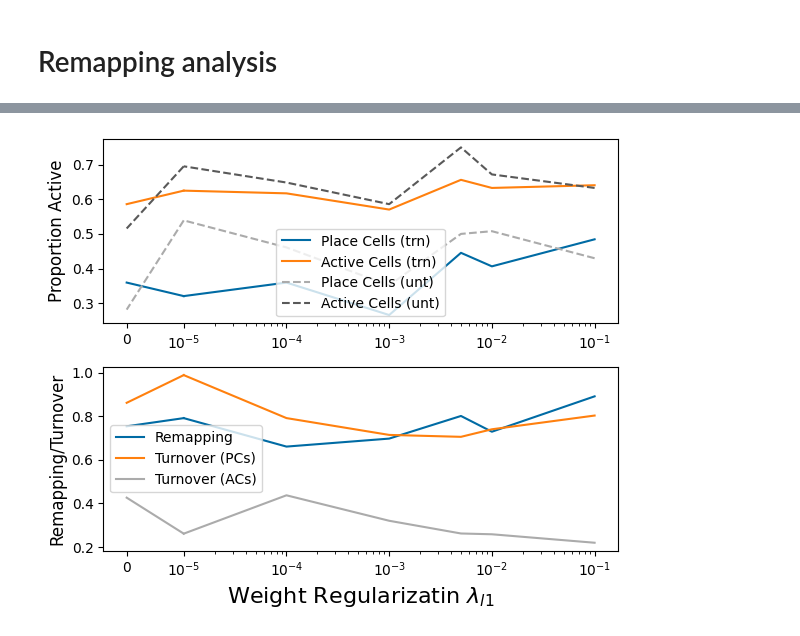
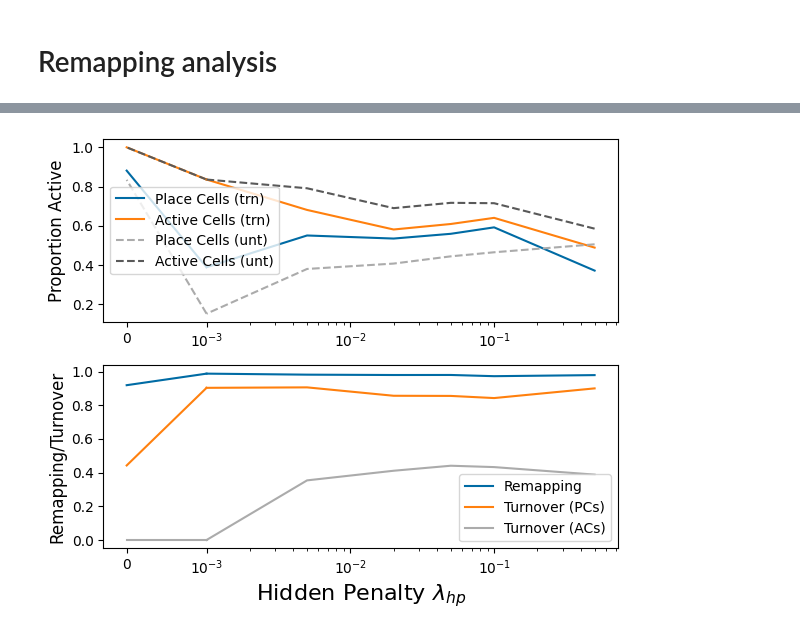
Before and after one commit to ChackMociute/Master-Thesis, a Jupyter notebook: analysis/remapping.ipynb, the cells around one changed output, grey strips where cells are left out. Drawn from its saved outputs; the diff is of its cells as text; code cells hidden in the pictures.

```diff
--- a/analysis/remapping.ipynb
+++ b/analysis/remapping.ipynb
@@ -75,7 +51,12 @@ df = df.sort_index(ascending=False)
-# %%
-plot_lines(df, linthresh=1e-5, filename="../figs/remap_l1.png")
-# %% [output]
-[figure, removed]
 # %%
 hps = [f'hp_{n}' for n in ['05', '01', '005', '0005', '0001', '0']]
 hps.insert(3, 'baseline')
+
+ma = MultiAnalysis(data_path, hps)
+xticks = [0.5, 0.1, 0.05, 0.02, 0.005, 0.001, 0]
+xlabel = 'Hidden Penalty $\\lambda_{hp}$'
+
+
+ma.plot_lines(xticks, xlabel, filename="../figs/remap_hp.png")
+# %% [output]
+[figure, added]
```
Also changed, not shown: parts of 28 cells of this notebook, 6 other files.
